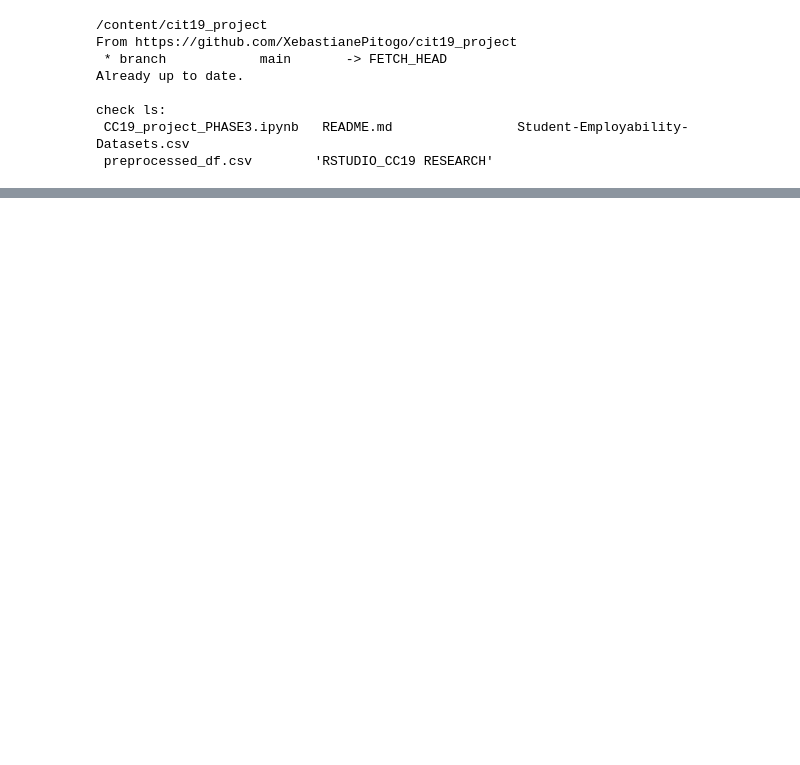
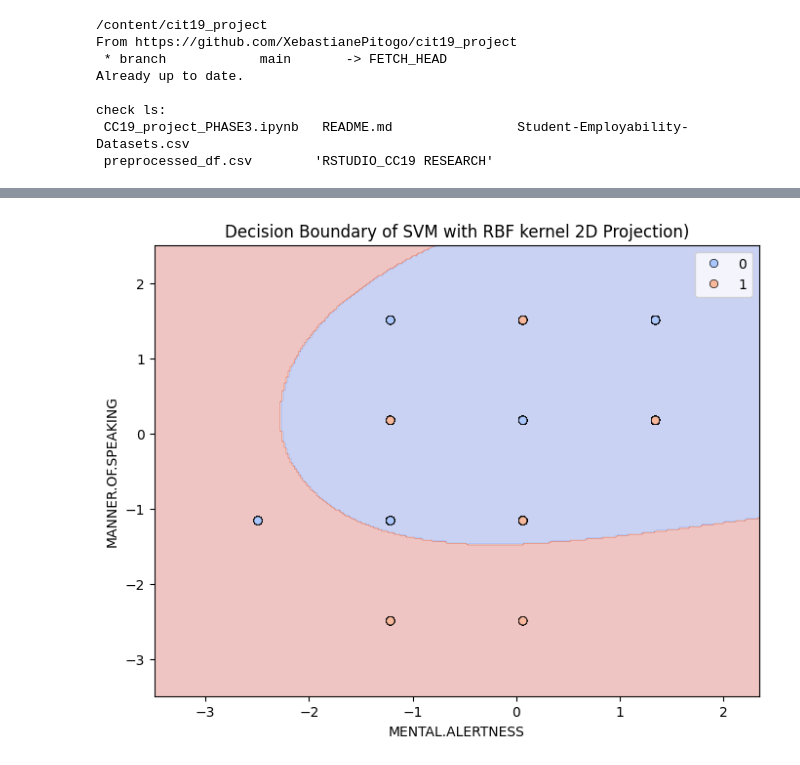
Before and after one commit to XebastianePitogo/cit19_project, a Jupyter notebook: CC19_project_PHASE3.ipynb, the cells around one changed output, grey strips where cells are left out. Saved outputs shown, nothing was run; the diff lists cells and outputs as text; code cells hidden in the pictures; blank space fills up the shorter version.

```diff
--- a/CC19_project_PHASE3.ipynb
+++ b/CC19_project_PHASE3.ipynb
@@ -285,0 +368,32 @@ plt.show()
+# %%
+feature1 = "MENTAL.ALERTNESS"
+feature2 = "MANNER.OF.SPEAKING"
+
+X_vis = X_train[[feature1, feature2]]
+y_vis = y_train
+
+scaler = StandardScaler()
+X_vis_scaled = scaler.fit_transform(X_vis)
+X_test_scaled_vis = scaler.transform(X_test[[feature1, feature2]])
+
+SVMmodel = SVC(kernel="rbf", C=0.5, gamma=0.05, probability=True, random_state=42)
+SVMmodel.fit(X_vis_scaled, y_vis)
+
+x_min, x_max = X_vis_scaled[:, 0].min() - 1, X_vis_scaled[:, 0].max() + 1
+y_min, y_max = X_vis_scaled[:, 1].min() - 1, X_vis_scaled[:, 1].max() + 1
+xx, yy = np.meshgrid(np.linspace(x_min, x_max, 300), np.linspace(y_min, y_max, 300))
+
+Z = SVMmodel.predict(np.c_[xx.ravel(), yy.ravel()])
+Z = Z.reshape(xx.shape)
+
+plt.figure(figsize=(8, 6))
+plt.contourf(xx, yy, Z, alpha=0.3, cmap="coolwarm")
+sns.scatterplot(x=X_vis_scaled[:, 0], y=X_vis_scaled[:, 1], hue=y_vis, palette="coolwarm", edgecolor="black")
+
+plt.xlabel(feature1)
+plt.ylabel(feature2)
+plt.title("Decision Boundary of SVM with RBF kernel 2D Projection)")
+plt.show()
+# non linear sepration
+# %% [output]
+[figure, added]
```
Also changed, not shown: parts of 12 cells of this notebook.
